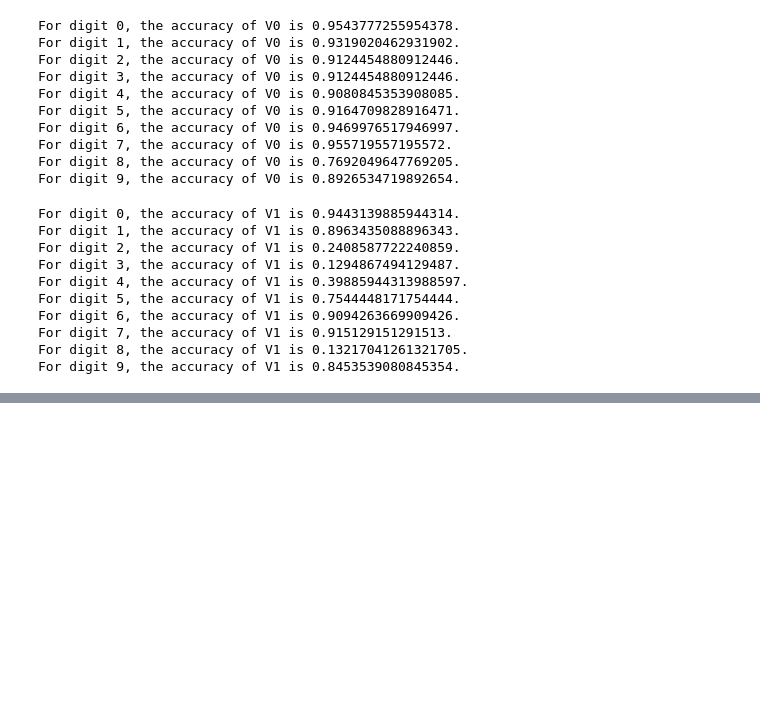
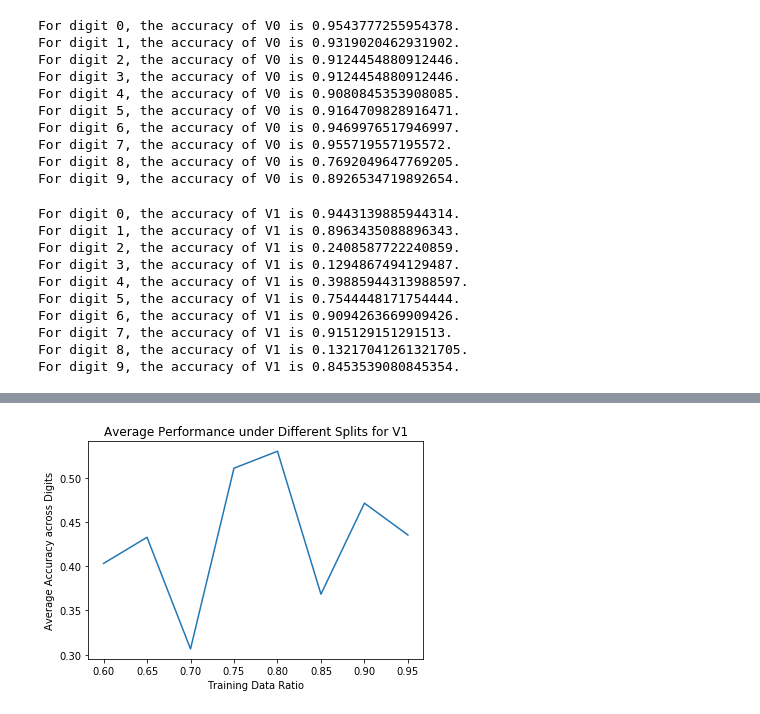
Before and after one commit to anyu0/machine-learning-2020s, a Jupyter notebook: hw2/q6/V0 V1.ipynb, the cells around one changed output, grey strips where cells are left out. Saved outputs shown, nothing was run; the diff lists cells and outputs as text; code cells hidden in the pictures; blank space fills up the shorter version.

```diff
--- a/hw2/q6/V0 V1.ipynb
+++ b/hw2/q6/V0 V1.ipynb
@@ -151,0 +184,30 @@ For digit 9, the accuracy of V1 is 0.8453539080845354.
+# %%
+# Plot accuracy against ratio,
+# model: v1
+# avarage of N runs
+
+N = 1
+ITER = 10
+x_data = np.arange(0.6, 1.0, 0.05)
+y_data = []
+
+for n in range(N):
+    y_ = []
+    for ratio in x_data:
+        train_data, test_data = split(dataset, ratio)
+        a = []
+        for digit in range(10):
+            a.append(percepton_accuracy(train_data, test_data, ITER, digit, mode=1))
+        y_.append(np.mean(a))
+
+    y_data.append(y_)
+
+y_data = np.mean(y_data, axis=0)
+
+plt.plot(x_data, y_data)
+plt.xlabel('Training Data Ratio')
+plt.ylabel('Average Accuracy across Digits')
+plt.title('Average Performance under Different Splits for V1')
+plt.savefig('splits_v1_smoothed.png')
+# %% [output]
+[figure, added]
```
Also changed, not shown: parts of 4 cells of this notebook, 2 other files.
